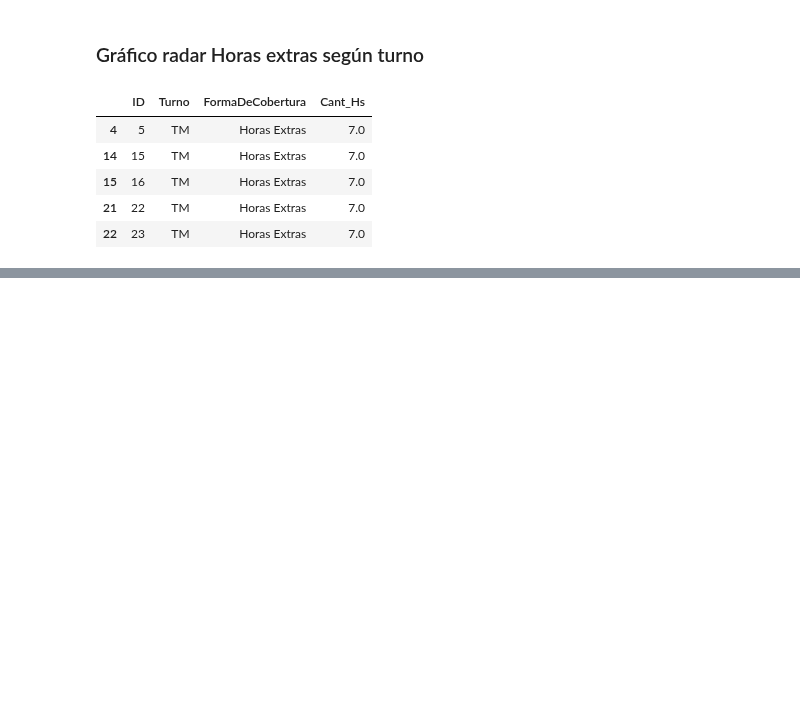
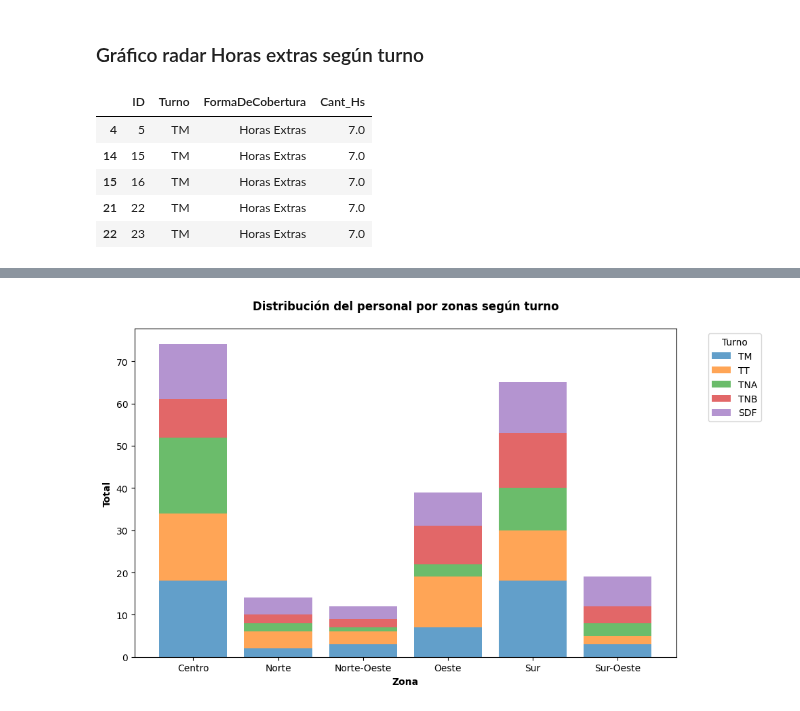
Before and after one commit to matisolica/Proyecto-final-DS1, a Jupyter notebook: pfDS1_version1.ipynb, the cells around one changed output, grey strips where cells are left out. Drawn from its saved outputs; the diff is of its cells as text; code cells hidden in the pictures; blank space fills up the shorter version.

```diff
--- a/pfDS1_version1.ipynb
+++ b/pfDS1_version1.ipynb
@@ -330,0 +401,10 @@ plt.show()
+# %%
+#Nomina por localidad y turno
+df_loc_merged = df_nom.merge(df_loc, on='LocalidadID')
+df_loc_merged = df_loc_merged.merge(df_tur, on='TurnoID')
+
+#Asigno la lista ordinal orden_turnos a la categoría 'Turno' del df_aus
+df_loc_merged['Turno'] = pd.Categorical(df_loc_merged['Turno'], categories=orden_turnos, ordered=True)
+
+df_loc_merged = df_loc_merged.groupby(['Turno', 'Zona'])['Zona'].count().reset_index(name='Total')
+df_loc_merged
@@ -330,0 +429,26 @@ plt.show()
+# %%
+# Crear una figura y un eje
+plt.figure(figsize=(10, 6))
+
+# Agrupar y pivotar los datos para crear el gráfico de barras apiladas
+df_pivot = df_loc_merged.pivot_table(index='Zona', columns='Turno', values='Total', aggfunc='sum')
+
+# Dibujar cada barra apilada
+bottom_values = None
+for turno in df_pivot.columns:
+    plt.bar(df_pivot.index, df_pivot[turno], bottom=bottom_values, label=turno, alpha = 0.7)
+    bottom_values = (df_pivot[turno] if bottom_values is None else bottom_values + df_pivot[turno])
+
+# Añadir título y etiquetas
+plt.title('Distribución del personal por zonas según turno', fontweight='bold', pad=20)
+plt.ylabel('Total', fontweight='bold')
+plt.xlabel('Zona', fontweight='bold')
+
+# Añadir leyenda
+plt.legend(title='Turno', bbox_to_anchor=(1.05, 1), loc='upper left')
+
+# Mostrar el gráfico
+plt.tight_layout()
+plt.show()
+# %% [output]
+[figure, added]
```
Also changed, not shown: parts of 11 cells of this notebook, 1 other file.
